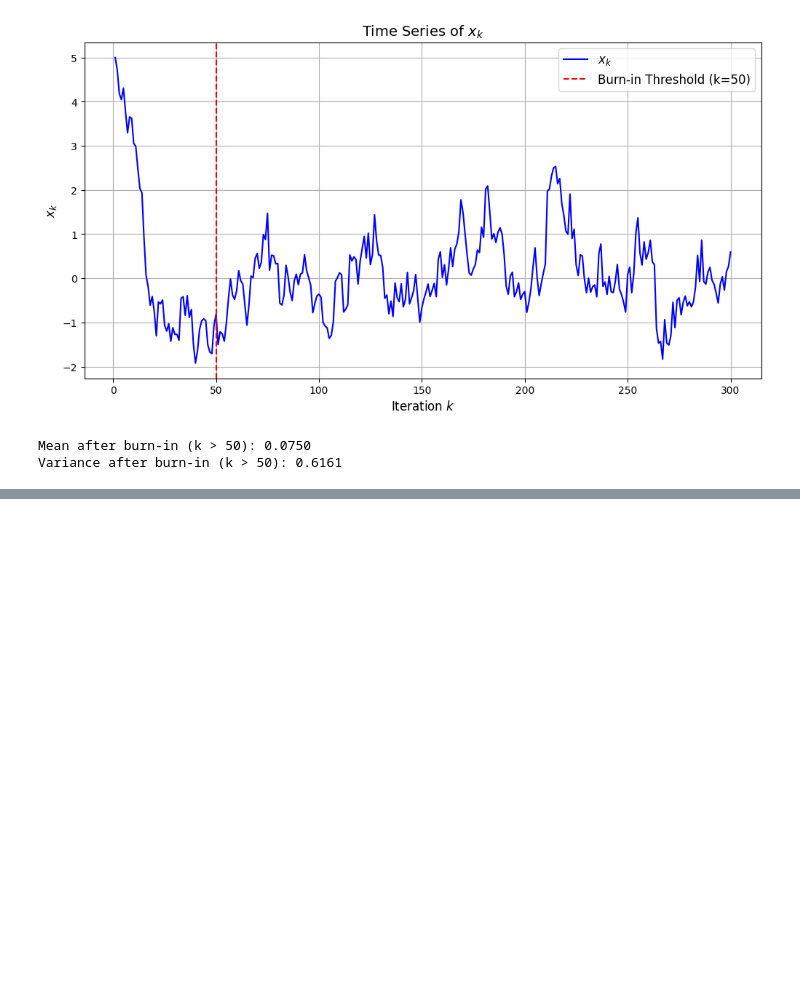
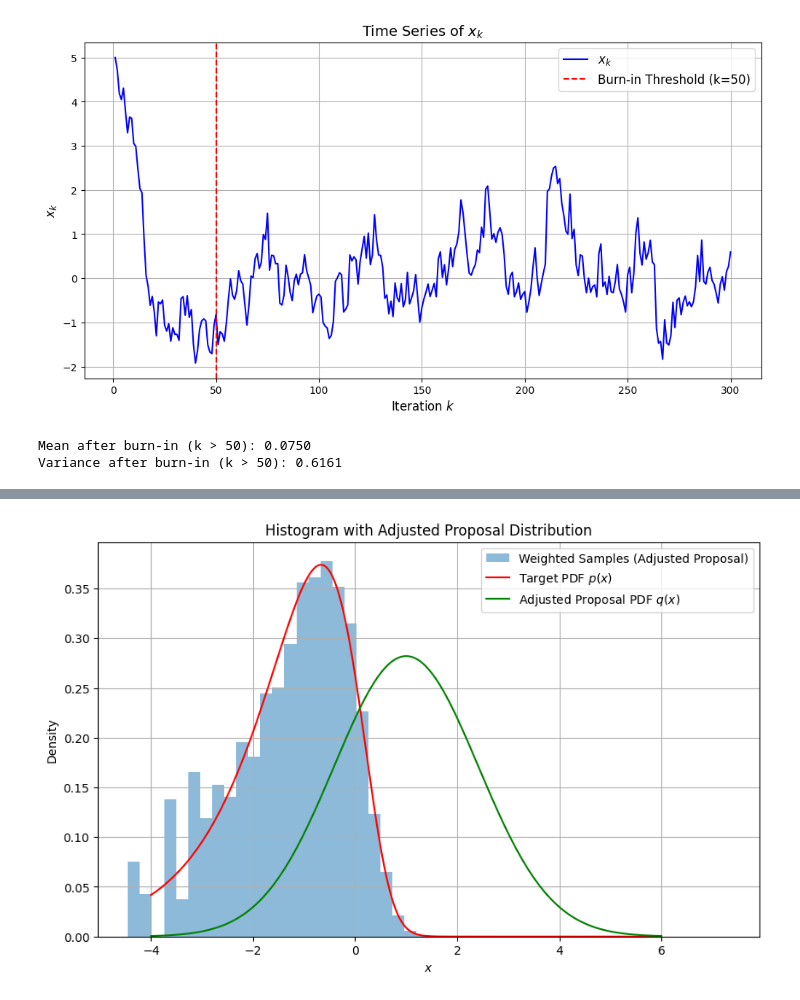
Before and after one commit to edoardomangia/SSY316, a Jupyter notebook: Assignment5/SSY316_Assignment5.ipynb, the cells around one changed output, grey strips where cells are left out. Cells and saved outputs as stored; diff of their text form; code cells hidden in the pictures; blank space fills up the shorter version.

```diff
--- a/Assignment5/SSY316_Assignment5.ipynb
+++ b/Assignment5/SSY316_Assignment5.ipynb
@@ -71,0 +131,30 @@ Variance after burn-in (k > 50): 0.6161
+# %%
+# 4
+# Adjusted Proposal Distribution: N(mean=1, std=sqrt(2))
+proposal_mean = 1
+proposal_std = np.sqrt(2)
+samples = np.random.normal(proposal_mean, proposal_std, L)
+q = (1 / (proposal_std * np.sqrt(2 * np.pi))) * \
+    np.exp(-0.5 * ((samples - proposal_mean) / proposal_std)**2)
+
+# Compute weights
+weights = p(samples) / q
+weights /= np.sum(weights)
+
+plt.figure(figsize=(10, 6))
+plt.hist(samples, bins=50, density=True, weights=weights, alpha=0.5, label='Weighted Samples (Adjusted Proposal)')
+plt.plot(x, p_x, 'r-', label='Target PDF $p(x)$')
+
+# New proposal PDF
+q_x_adjusted = (1 / (proposal_std * np.sqrt(2 * np.pi))) * \
+               np.exp(-0.5 * ((x - proposal_mean) / proposal_std)**2)
+plt.plot(x, q_x_adjusted, 'g-', label='Adjusted Proposal PDF $q(x)$')
+
+plt.title('Histogram with Adjusted Proposal Distribution')
+plt.xlabel('$x$')
+plt.ylabel('Density')
+plt.legend()
+plt.grid(True)
+plt.show()
+# %% [output]
+[figure, added]
```
Also changed, not shown: parts of 6 cells of this notebook, 17 other files.
